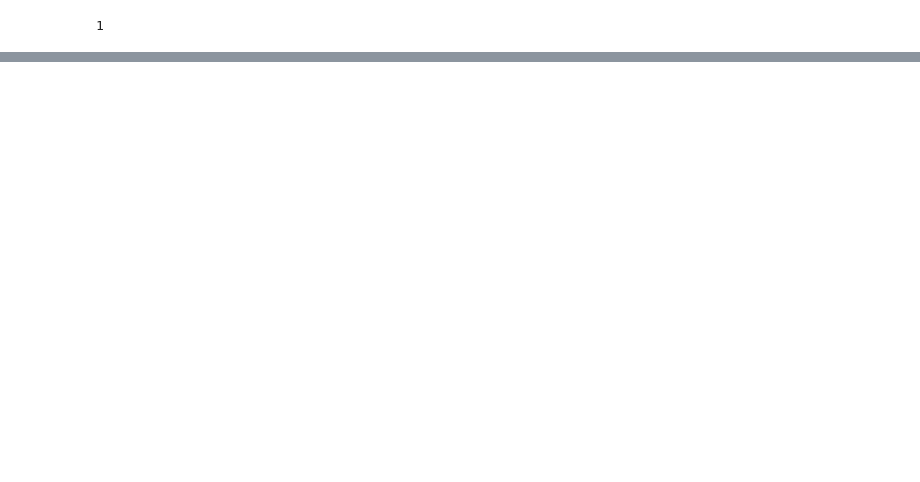
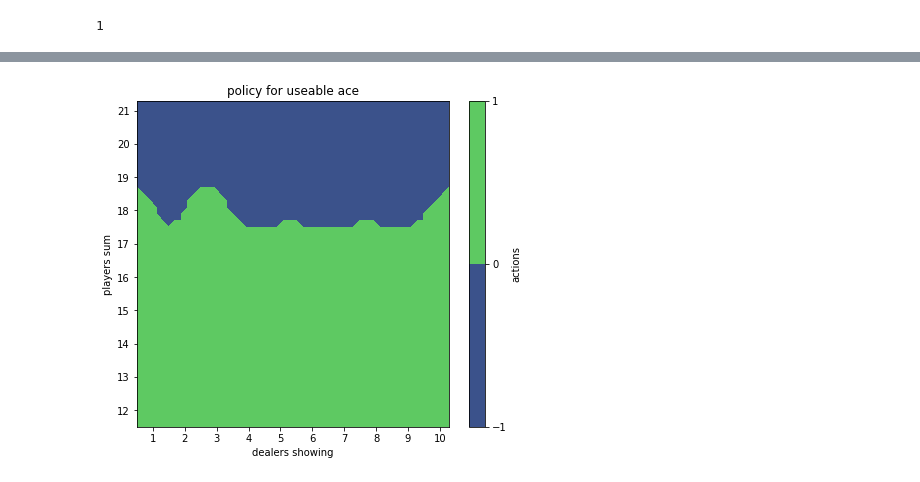
Before and after one commit to DavoodSZ1993/RL, a Jupyter notebook: 05_MC_Control.ipynb, the cells around one changed output, grey strips where cells are left out. Cells and saved outputs as stored; diff of their text form; code cells hidden in the pictures; blank space fills up the shorter version.

```diff
--- a/05_MC_Control.ipynb
+++ b/05_MC_Control.ipynb
@@ -136,0 +134,20 @@ plot_policy_useable_ace(policy)
+# %%
+def plot_policy_no_useable_ace(policy):
+  B = np.arange(12-0.5, 22-0.5, 0.2)
+  A = np.arange(1-0.5, 11-0.5, 0.2)
+  A, B = np.meshgrid(A, B)
+
+  Po = scipy.ndimage.zoom(policy[12:22, 1:11, 1], 5, mode='nearest')   # Zoom an array for better resolution in illustration
+  levels = range(-1, 2)
+  plt.figure(figsize=(7,6))
+  CS = plt.contourf(A, B, Po, levels)
+  cbar = plt.colorbar(CS)
+  cbar.ax.set_ylabel('actions')
+  #plt.clabel(CS, inline=1, fontsize=10)
+  plt.title('policy for useable ace')
+  plt.xlabel("dealers showing")
+  plt.ylabel("players sum")
+  _ = plt.xticks(range(1,11))
+  _ = plt.yticks(range(12, 22))
+
+plot_policy_no_useable_ace(policy)
@@ -136,0 +158,20 @@ plot_policy_useable_ace(policy)
+# %%
+def run_episode_epsilon_greedy(policy, epsilon=0.05, env=env):
+  steps = []
+  observation = observation_clean(env.reset())
+  done = False
+  steps.append(((None, None) + (observation, 0)))
+
+  while not done:
+    if np.random.rand() > epsilon:
+      action = policy[observation]
+    else:
+      action = np.random.binomial(n=1, p=0.5)
+
+    observation_action = (observation, action)
+    observation, reward, done, info = env.step(action)
+    observation = observation_clean(observation)
+    steps.append(observation_action + (observation, int(reward)))
+  return steps
+# %%
+policy = monte_carlo_optimal_policy(nb_of_episodes, run_episode=run_episode_epsilon_greedy)
@@ -136,0 +182,4 @@ plot_policy_useable_ace(policy)
+# %%
+plot_policy_no_useable_ace(policy)
+# %% [output]
+[figure, added]
```
Also changed, not shown: parts of 7 cells of this notebook.
